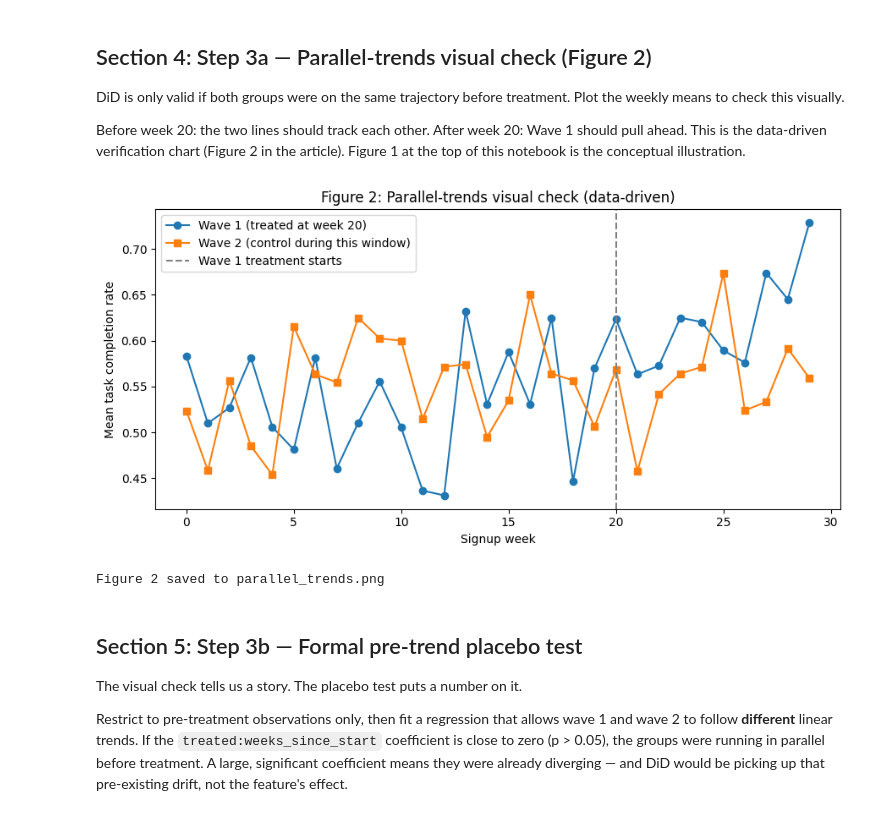
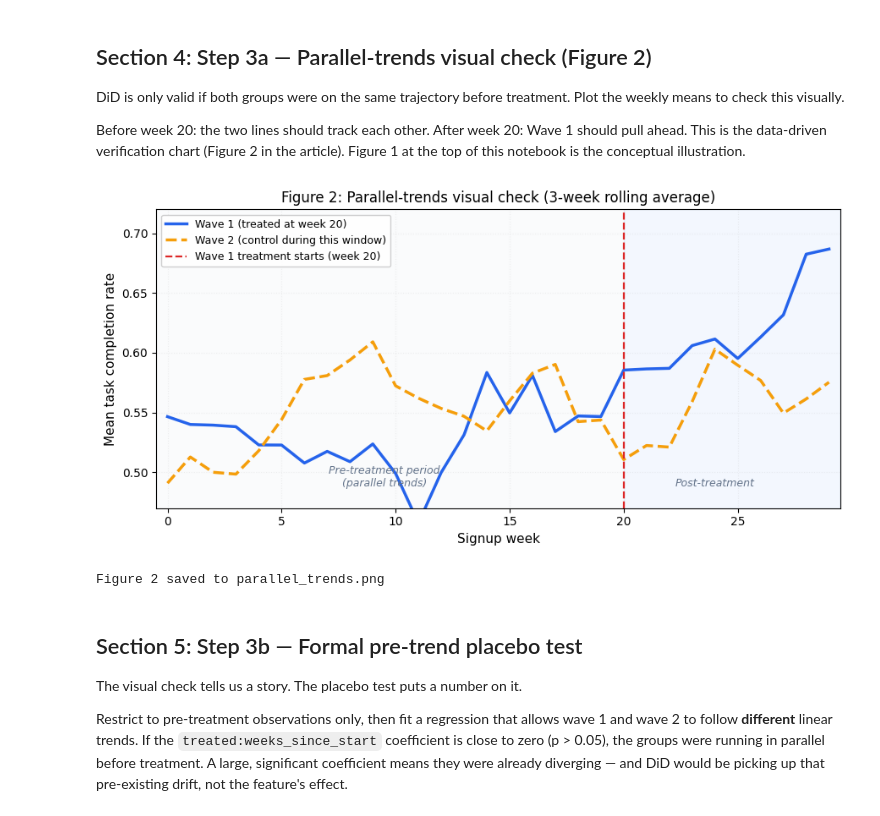
Before and after one commit to RudrenduPaul/product-experimentation-causal-inference-genai-llm, a Jupyter notebook: 01_did_staged_rollouts/did_demo.ipynb, the cells around one changed output. Saved outputs shown, nothing was run; the diff lists cells and outputs as text; code cells hidden in the pictures.

```diff
--- a/01_did_staged_rollouts/did_demo.ipynb
+++ b/01_did_staged_rollouts/did_demo.ipynb
@@ -220,24 +220,44 @@ Before week 20: the two lines should track each other. After week 20: Wave 1 sho
 # %%
 pre = df[df.signup_week < 30].copy()
 weekly = (pre.groupby(['signup_week', 'wave'])
              .task_completed.mean()
              .reset_index()
              .pivot(index='signup_week', columns='wave', values='task_completed'))
 
+# 3-week rolling average to smooth sampling noise (weekly bins have ~175 users each)
+smoothed = weekly.rolling(3, center=True, min_periods=1).mean()
+
 fig, ax = plt.subplots(figsize=(9, 4.5))
-ax.plot(weekly.index, weekly[1], marker='o', label='Wave 1 (treated at week 20)')
-ax.plot(weekly.index, weekly[2], marker='s', label='Wave 2 (control during this window)')
-ax.axvline(20, color='gray', linestyle='--', label='Wave 1 treatment starts')
-ax.set_xlabel('Signup week')
-ax.set_ylabel('Mean task completion rate')
-ax.set_title('Figure 2: Parallel-trends visual check (data-driven)')
-ax.legend()
+
+ax.axvspan(-0.5, 20, alpha=0.04, color='#94A3B8', zorder=0)
+ax.axvspan(20, 29.5, alpha=0.06, color='#3B82F6', zorder=0)
+
+ax.plot(smoothed.index, smoothed[1], color='#2563EB', linewidth=2.5,
+        label='Wave 1 (treated at week 20)')
+ax.plot(smoothed.index, smoothed[2], color='#F59E0B', linewidth=2.5,
+        linestyle='--', label='Wave 2 (control during this window)')
+ax.axvline(20, color='#DC2626', linestyle='--', linewidth=1.6,
+           label='Wave 1 treatment starts (week 20)')
+
+ax.text(9.5, 0.488, 'Pre-treatment period\n(parallel trends)', fontsize=9,
+        ha='center', color='#64748B', style='italic')
+ax.text(24, 0.488, 'Post-treatment', fontsize=9, ha='center',
+        color='#64748B', style='italic')
+
+ax.set_xlabel('Signup week', fontsize=11)
+ax.set_ylabel('Mean task completion rate', fontsize=11)
+ax.set_title('Figure 2: Parallel-trends visual check (3-week rolling average)', fontsize=12)
+ax.legend(fontsize=9, framealpha=0.92)
+ax.set_xlim(-0.5, 29.5)
+ax.set_ylim(0.47, 0.72)
+ax.grid(True, alpha=0.18, linestyle=':')
+ax.tick_params(labelsize=10)
 plt.tight_layout()
-plt.savefig('parallel_trends.png', dpi=140)
+plt.savefig('parallel_trends.png', dpi=150, bbox_inches='tight')
 plt.show()
 print('Figure 2 saved to parallel_trends.png')
 # %% [output]
-[figure, old version]
+[figure, new version]
 Figure 2 saved to parallel_trends.png
 # %% [markdown]
 ## Section 5: Step 3b — Formal pre-trend placebo test
```
Also changed, not shown: 1 other file.
